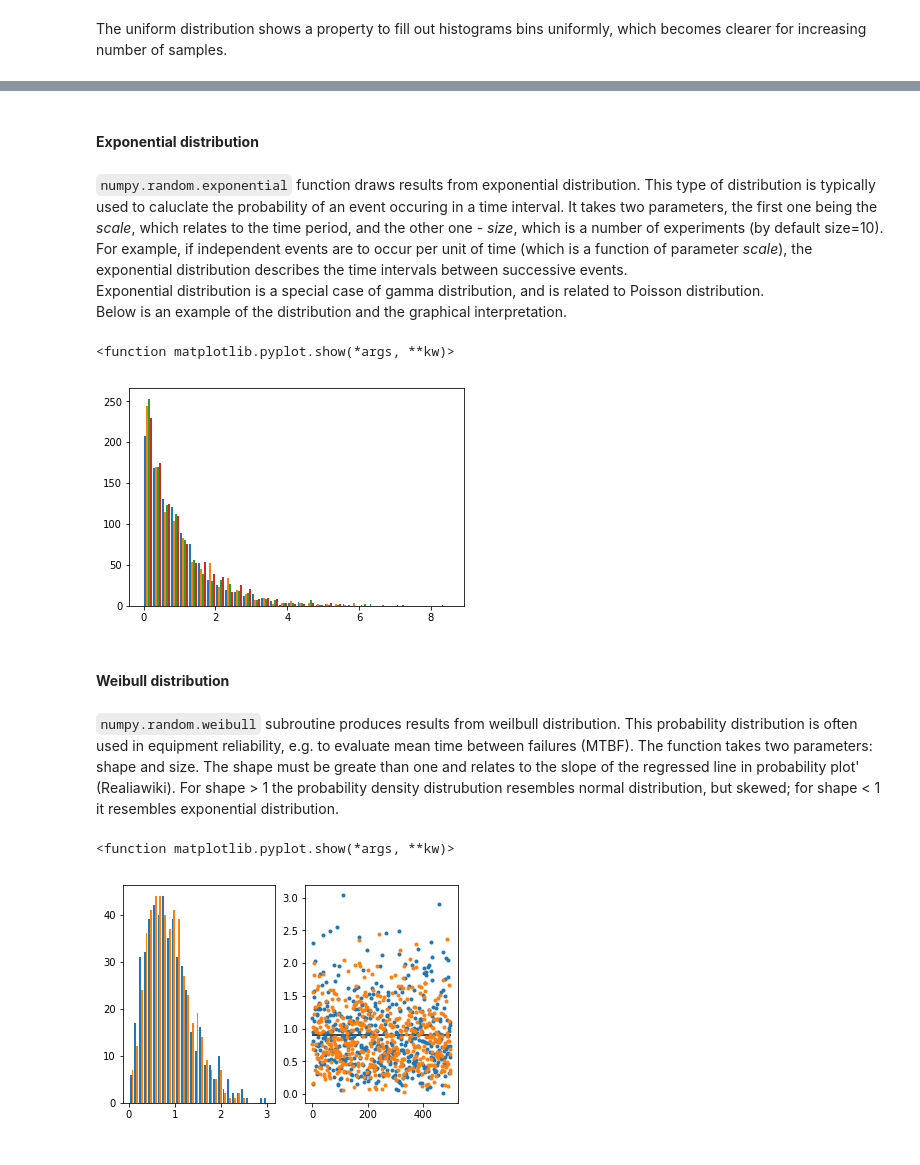
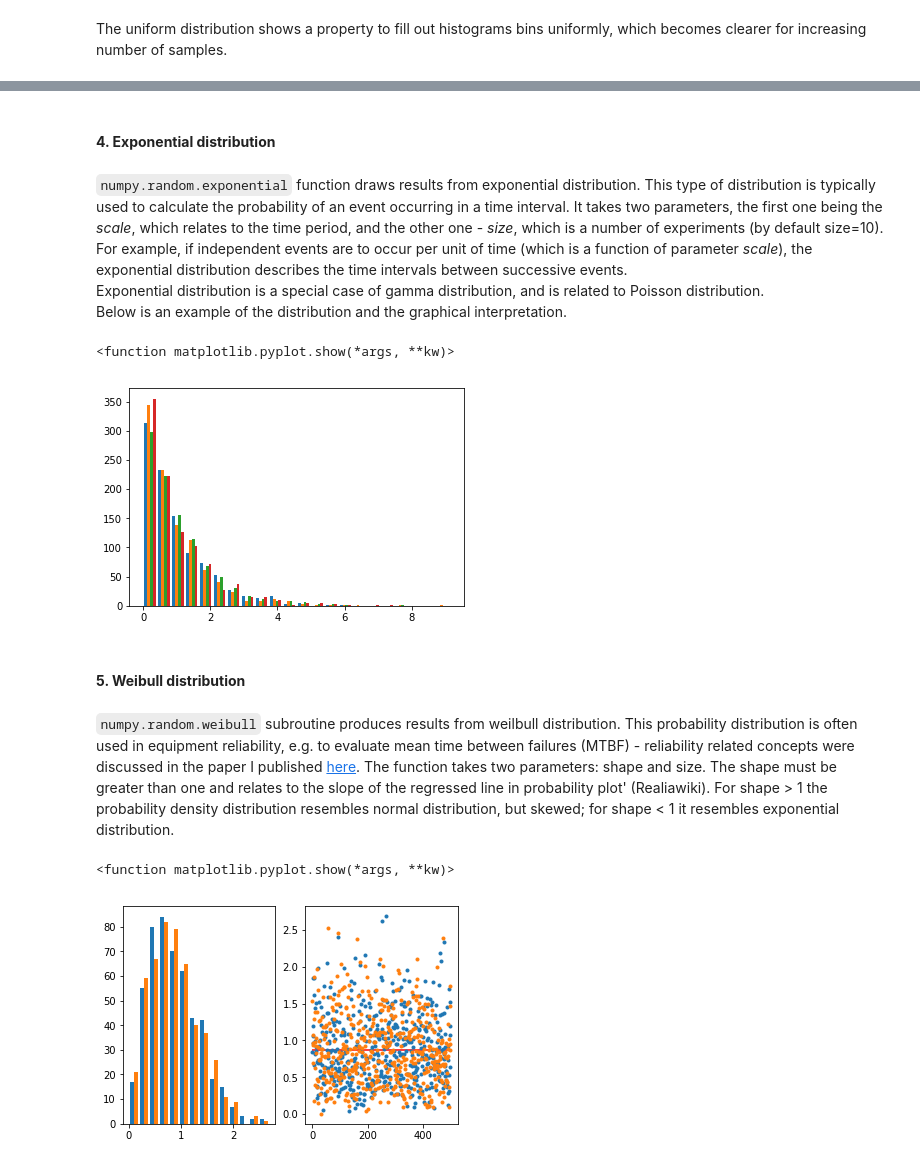
Before and after one commit to andkoc001/fun-with-numpy-random, a Jupyter notebook: exploring-random-numpy.ipynb, the cells around one changed output, grey strips where cells are left out. Saved outputs shown, nothing was run; the diff lists cells and outputs as text; code cells hidden in the pictures.

```diff
--- a/exploring-random-numpy.ipynb
+++ b/exploring-random-numpy.ipynb
@@ -273,30 +269,30 @@ Actual standard diviation:  1.5847586283090558
 # %% [markdown]
-#### **Exponential distribution**
+#### **4. Exponential distribution**
 # %% [markdown]
-`numpy.random.exponential` function draws results from exponential distribution. This type of distribution is typically used to caluclate the probability of an event occuring in a time interval. It takes two parameters, the first one being the _scale_, which relates to the time period, and the other one - _size_, which is a number of experiments (by default size=10). For example, if independent events are to occur per unit of time (which is a function of parameter _scale_), the exponential distribution describes the time intervals between successive events.
+`numpy.random.exponential` function draws results from exponential distribution. This type of distribution is typically used to calculate the probability of an event occurring in a time interval. It takes two parameters, the first one being the _scale_, which relates to the time period, and the other one - _size_, which is a number of experiments (by default size=10). For example, if independent events are to occur per unit of time (which is a function of parameter _scale_), the exponential distribution describes the time intervals between successive events.
 Exponential distribution is a special case of gamma distribution, and is related to Poisson distribution.
 Below is an example of the distribution and the graphical interpretation.
 # %%
-a = np.random.exponential(1, [1000,4]) # the first parameter (scale) relates to time period, the second one (size) - to number of experiments (8 sets of 1000 experiments)
-plt.hist(a, bins=34)
+a = np.random.exponential(1, [1000,4]) # the first parameter (scale) relates to time period, the second one (size) - to number of experiments (4 sets of 1000 experiments)
+plt.hist(a, bins=22) # the values in bins are grouped by sets of experiment, each in represented by different colour
 plt.show # this command will hide away numeral values of the output - for clarity
 # %% [output]
 <function matplotlib.pyplot.show(*args, **kw)>
-[figure, old version]
+[figure, new version]
 # %% [markdown]
-#### **Weibull distribution**
+#### **5. Weibull distribution**
 # %% [markdown]
-`numpy.random.weibull` subroutine produces results from weilbull distribution. This probability distribution is often used in equipment reliability, e.g. to evaluate mean time between failures (MTBF). The function takes two parameters: shape and size. The shape must be greate than one and relates to the slope of the regressed line in probability plot' (Realiawiki). For shape > 1 the probability density distrubution resembles normal distribution, but skewed; for shape < 1 it resembles exponential distribution.
+`numpy.random.weibull` subroutine produces results from weilbull distribution. This probability distribution is often used in equipment reliability, e.g. to evaluate mean time between failures (MTBF) - reliability related concepts were discussed in the paper I published [here](http://system.logistics-and-transport.eu/index.php/main/article/view/509). The function takes two parameters: shape and size. The shape must be greater than one and relates to the slope of the regressed line in probability plot' (Realiawiki). For shape > 1 the probability density distribution resembles normal distribution, but skewed; for shape < 1 it resembles exponential distribution.
 # %%
 a = np.random.weibull(2, [500,2]) # the first parameter (shape), the second one (size) - to number of experiments (2 sets of 500 experiments)
 plt.subplot(1, 2, 1)
-plt.hist(a, bins=30)
+plt.hist(a, bins=14) # results of the two sets of experiments are represented by differnt colours
 
 plt.subplot(1, 2, 2)
 plt.plot(a, '.')
-plt.hlines((np.mean(a)),0,500, colors='k') # draws a horizontal line at mean-value
+plt.hlines((np.mean(a)),0,500, colors='r') # draws a horizontal line at mean-value for comparison purpose
 
 plt.show # this command will hide away numeral values of the output - for clarity
 # %% [output]
 <function matplotlib.pyplot.show(*args, **kw)>
-[figure, old version]
+[figure, new version]
```
Also changed, not shown: parts of 42 cells of this notebook.
